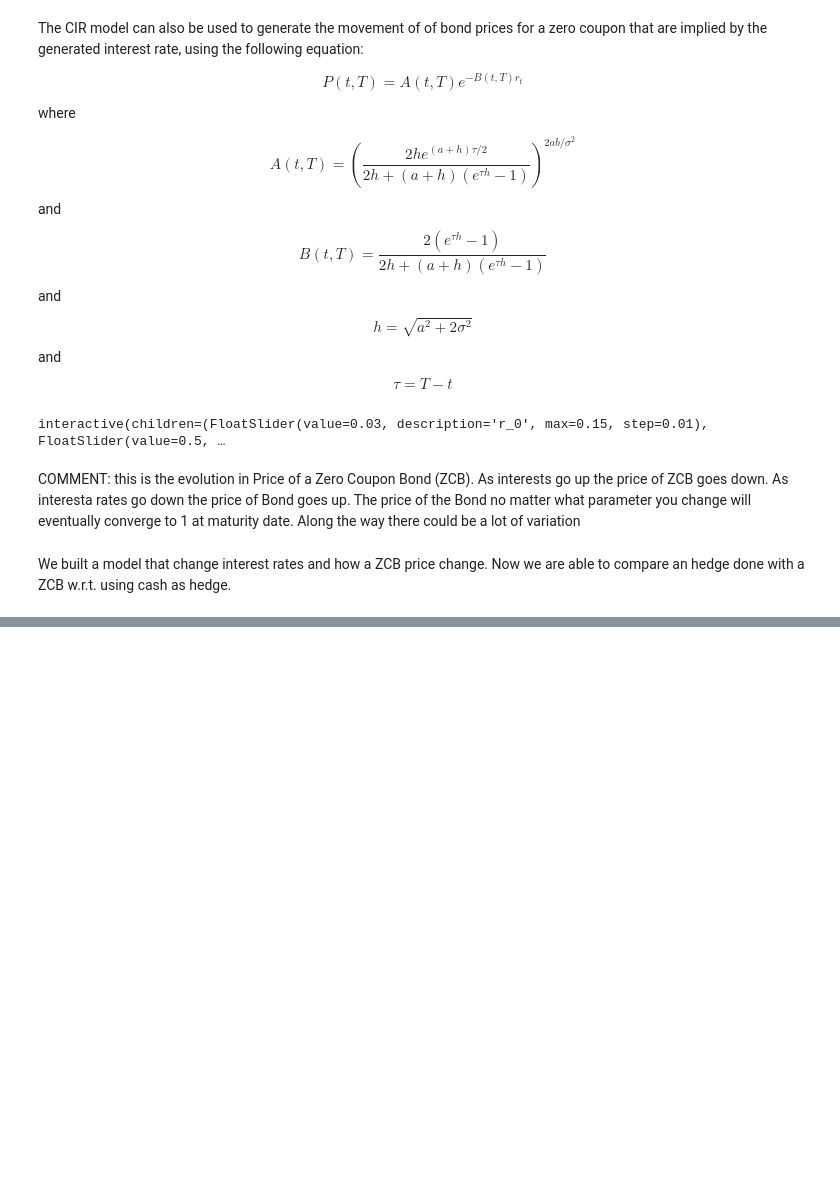
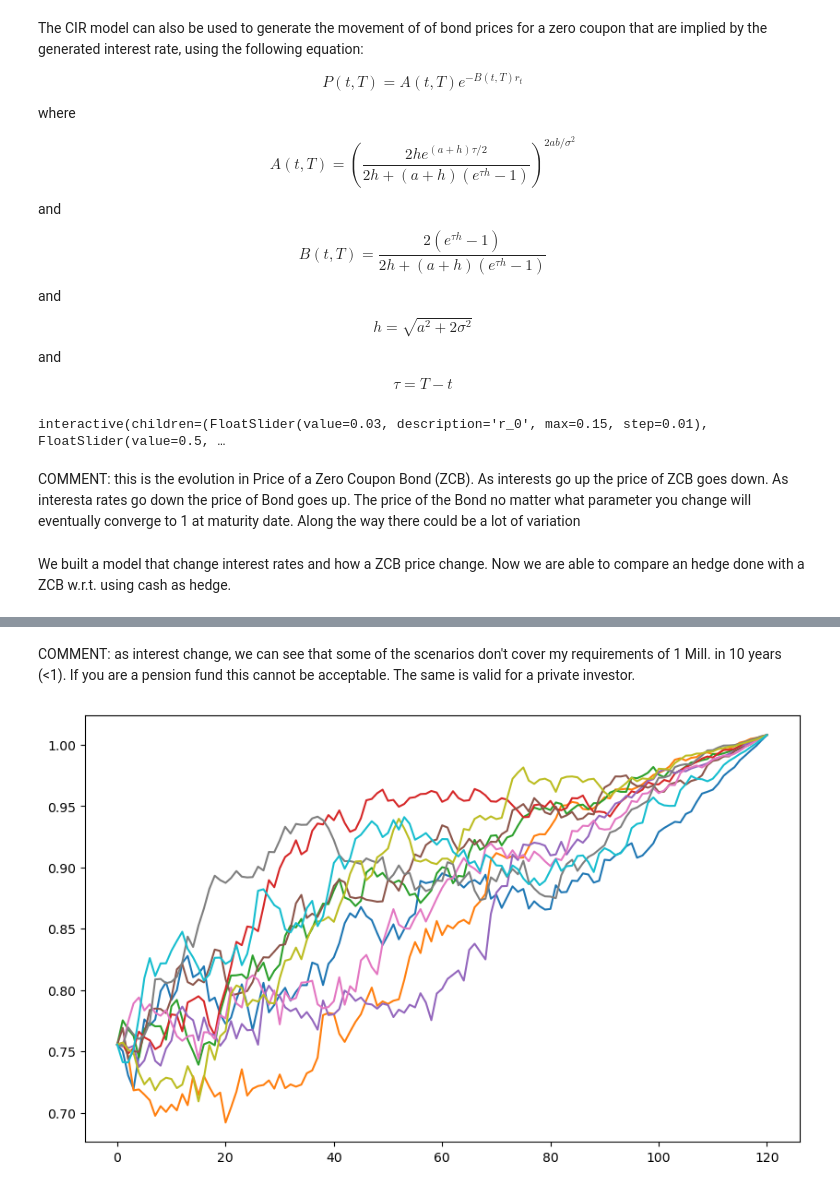
Before and after one commit to darkfennertrader/Portfolio_Construction, a Jupyter notebook: w4_CIR_model_2.ipynb, the cells around one changed output, grey strips where cells are left out. Saved outputs shown, nothing was run; the diff lists cells and outputs as text; code cells hidden in the pictures; blank space fills up the shorter version.

```diff
--- a/w4_CIR_model_2.ipynb
+++ b/w4_CIR_model_2.ipynb
@@ -118,0 +139,7 @@ a ZCB w.r.t. using cash as hedge.
+# %% [markdown]
+COMMENT: as interest change, we can see that some of the scenarios don't cover
+my requirements of 1 Mill. in 10 years  (<1). If you are a pension fund this cannot be acceptable. The same is valid for a private investor.
+# %%
+av_zc_bonds.plot(legend=False);
+# %% [output]
+[figure, added]
```
Also changed, not shown: parts of 18 cells of this notebook, 2 other files.
